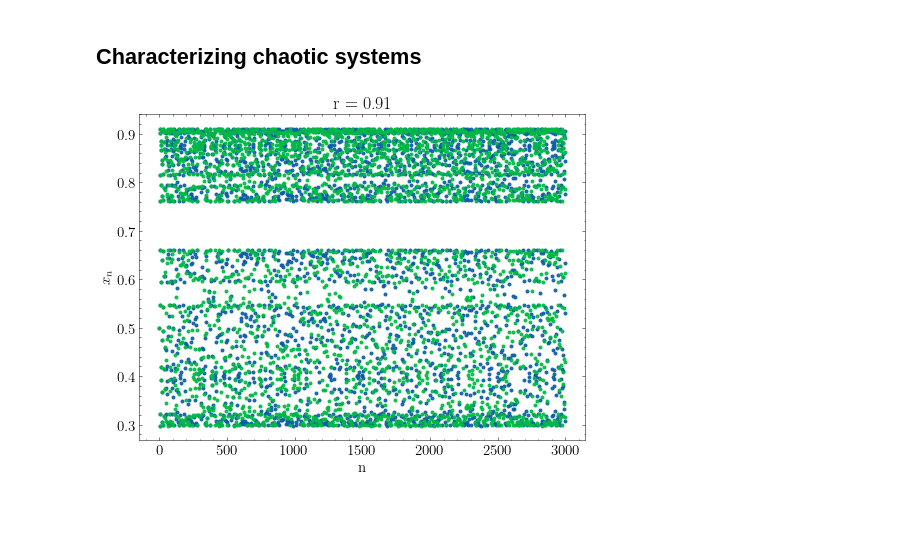
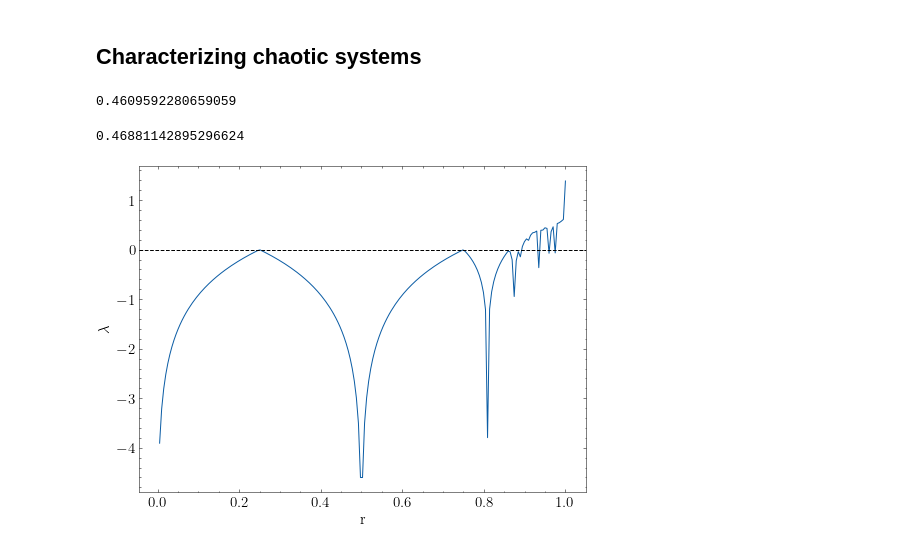
Before and after one commit to franklinzppa/fisica-computacional, a Jupyter notebook: week4.ipynb, the cells around one changed output. Drawn from its saved outputs; the diff is of its cells as text; code cells hidden in the pictures; blank space fills up the shorter version.

Commit message:
added lyapunov

```diff
--- a/week4.ipynb
+++ b/week4.ipynb
@@ -183,7 +184,7 @@ plt.show()
 ## Characterizing chaotic systems
 # %%
 r = 0.91
-N = 3000
+N = 5000
 m = 2
 
 x = np.zeros((N,m))
@@ -191,12 +192,47 @@ x[0] = [0.5, 0.5001]
 
 for i in range(N-1):
     x[i+1] = 4.0*r*x[i]*(1-x[i])
-
-#plt.plot(x, marker='.', linestyle='', alpha=0.9)
-plt.plot(x, marker='.', linestyle='', alpha=0.9)
-plt.xlabel('n')
-plt.ylabel('$x_n$')
-plt.title(f'r = {r}')
-plt.show()
-# %% [output]
-[figure, removed]
+# %%
+# Lyapunov coefficient
+
+f = 4*r*(1-2*x[:,0])
+
+n_max = N-3000
+
+lambd = (1/n_max)*np.sum(np.log(np.abs(f[1000:])))
+print(lambd)
+# %% [output]
+0.4609592280659059
+# %%
+def lyap(x):
+    N = len(x)
+    nt = 3000
+    n_max = N-nt
+    f = 4*r*(1-2*x[nt:])
+    return (1/n_max)*np.sum(np.log(np.abs(f)))
+# %%
+lyap(x)
+# %% [output]
+0.46881142895296624
+# %%
+N = 5000
+
+x = np.zeros(N)
+x[0] = 0.5
+
+r_values = np.linspace(0, 1, 200)
+lyap_values = []
+
+for r in r_values:
+    for i in range(N-1):
+        x[i+1] = 4.0*r*x[i]*(1-x[i])
+    lyap_values.append(lyap(x))
+
+
+plt.plot(r_values, lyap_values)
+plt.axhline(ls='--', c='k')
+plt.xlabel('r')
+plt.ylabel('$\lambda$')
+plt.show()
+# %% [output]
+[figure, added]
```
Also changed, not shown: parts of 3 cells of this notebook.
